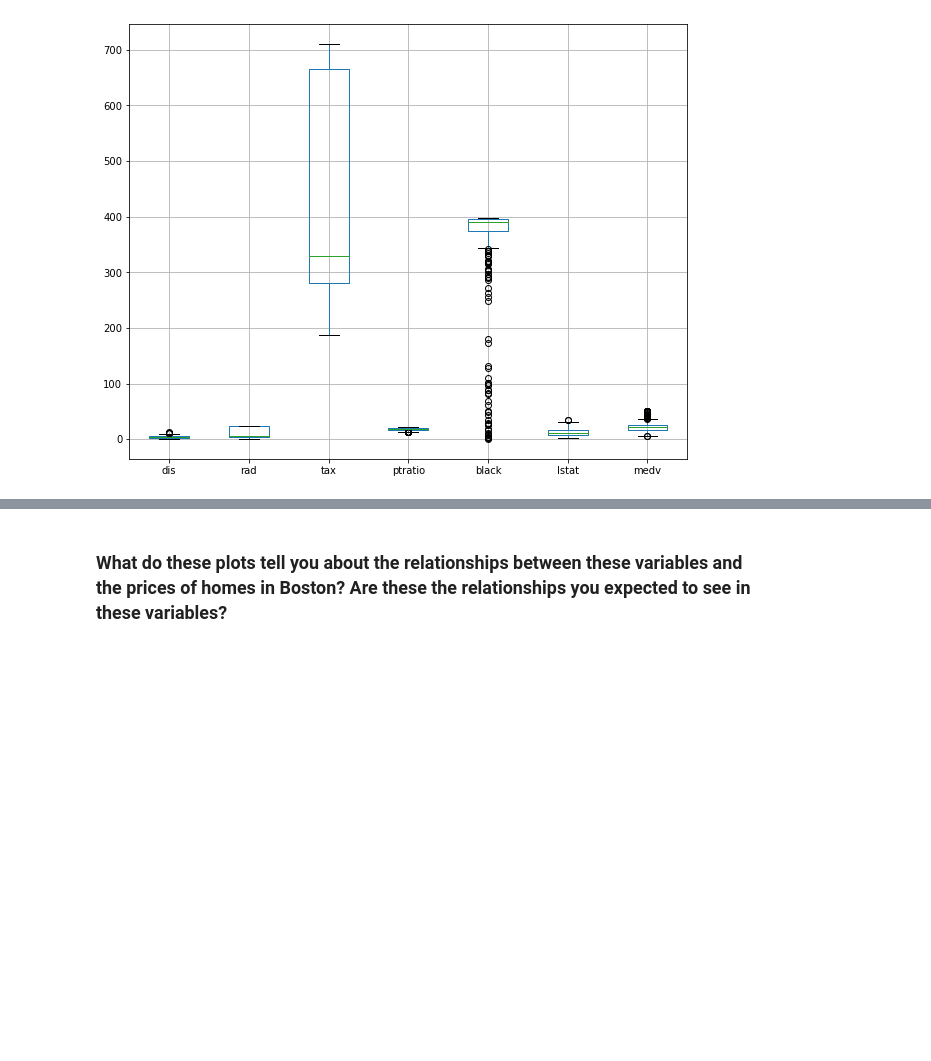
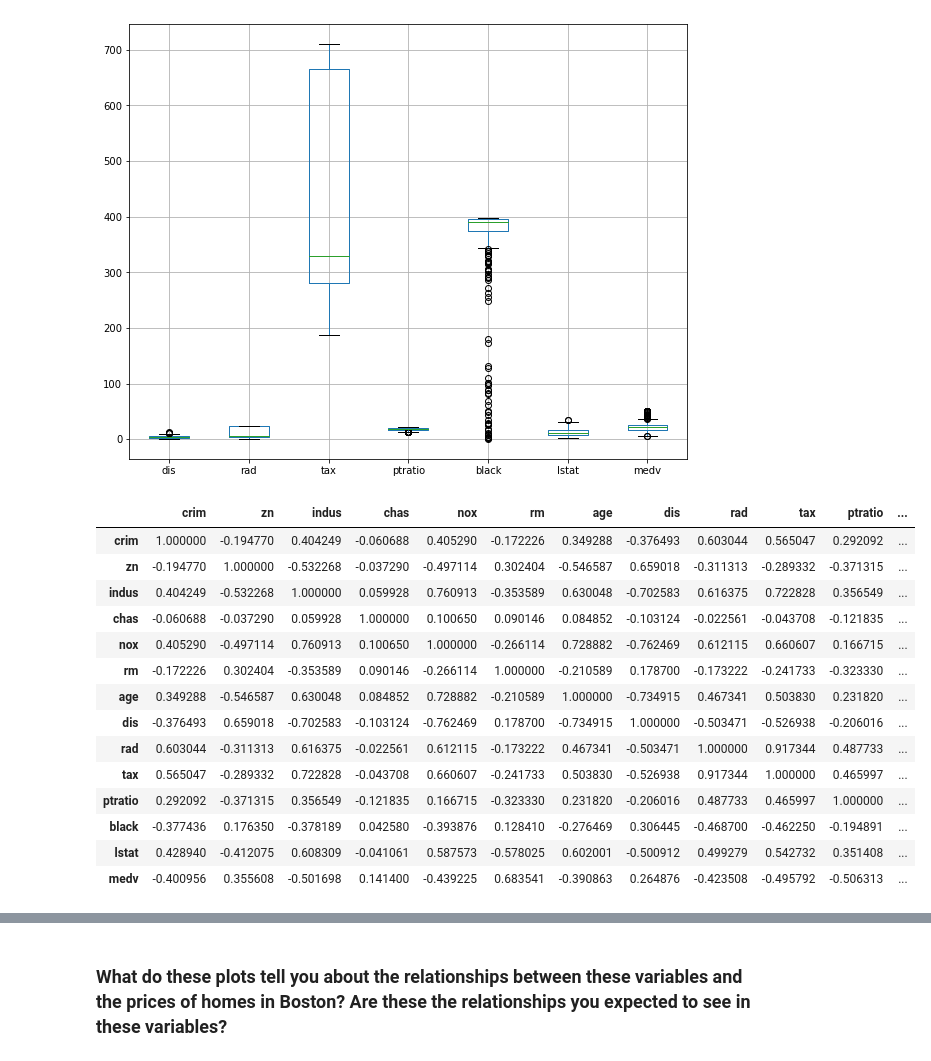
Before and after one commit to Carleto04/lab-problems-with-ML, a Jupyter notebook: your-code/lab_boston_housing.ipynb, the cells around one changed output, grey strips where cells are left out. Cells and saved outputs as stored; diff of their text form; code cells hidden in the pictures; blank space fills up the shorter version.

```diff
--- a/your-code/lab_boston_housing.ipynb
+++ b/your-code/lab_boston_housing.ipynb
@@ -106,0 +105,18 @@ houses_boston.boxplot(column=['dis', 'rad', 'tax',
+# %%
+houses_boston.corr()
+# %% [output]
+|  | crim | zn | indus | chas | nox | rm | age | dis | rad | tax | ptratio | ... |
+| crim | 1.000000 | -0.194770 | 0.404249 | -0.060688 | 0.405290 | -0.172226 | 0.349288 | -0.376493 | 0.603044 | 0.565047 | 0.292092 | ... |
+| zn | -0.194770 | 1.000000 | -0.532268 | -0.037290 | -0.497114 | 0.302404 | -0.546587 | 0.659018 | -0.311313 | -0.289332 | -0.371315 | ... |
+| indus | 0.404249 | -0.532268 | 1.000000 | 0.059928 | 0.760913 | -0.353589 | 0.630048 | -0.702583 | 0.616375 | 0.722828 | 0.356549 | ... |
+| chas | -0.060688 | -0.037290 | 0.059928 | 1.000000 | 0.100650 | 0.090146 | 0.084852 | -0.103124 | -0.022561 | -0.043708 | -0.121835 | ... |
+| nox | 0.405290 | -0.497114 | 0.760913 | 0.100650 | 1.000000 | -0.266114 | 0.728882 | -0.762469 | 0.612115 | 0.660607 | 0.166715 | ... |
+| rm | -0.172226 | 0.302404 | -0.353589 | 0.090146 | -0.266114 | 1.000000 | -0.210589 | 0.178700 | -0.173222 | -0.241733 | -0.323330 | ... |
+| age | 0.349288 | -0.546587 | 0.630048 | 0.084852 | 0.728882 | -0.210589 | 1.000000 | -0.734915 | 0.467341 | 0.503830 | 0.231820 | ... |
+| dis | -0.376493 | 0.659018 | -0.702583 | -0.103124 | -0.762469 | 0.178700 | -0.734915 | 1.000000 | -0.503471 | -0.526938 | -0.206016 | ... |
+| rad | 0.603044 | -0.311313 | 0.616375 | -0.022561 | 0.612115 | -0.173222 | 0.467341 | -0.503471 | 1.000000 | 0.917344 | 0.487733 | ... |
+| tax | 0.565047 | -0.289332 | 0.722828 | -0.043708 | 0.660607 | -0.241733 | 0.503830 | -0.526938 | 0.917344 | 1.000000 | 0.465997 | ... |
+| ptratio | 0.292092 | -0.371315 | 0.356549 | -0.121835 | 0.166715 | -0.323330 | 0.231820 | -0.206016 | 0.487733 | 0.465997 | 1.000000 | ... |
+| black | -0.377436 | 0.176350 | -0.378189 | 0.042580 | -0.393876 | 0.128410 | -0.276469 | 0.306445 | -0.468700 | -0.462250 | -0.194891 | ... |
+| lstat | 0.428940 | -0.412075 | 0.608309 | -0.041061 | 0.587573 | -0.578025 | 0.602001 | -0.500912 | 0.499279 | 0.542732 | 0.351408 | ... |
+| medv | -0.400956 | 0.355608 | -0.501698 | 0.141400 | -0.439225 | 0.683541 | -0.390863 | 0.264876 | -0.423508 | -0.495792 | -0.506313 | ... |
```
Also changed, not shown: parts of 27 cells of this notebook.
